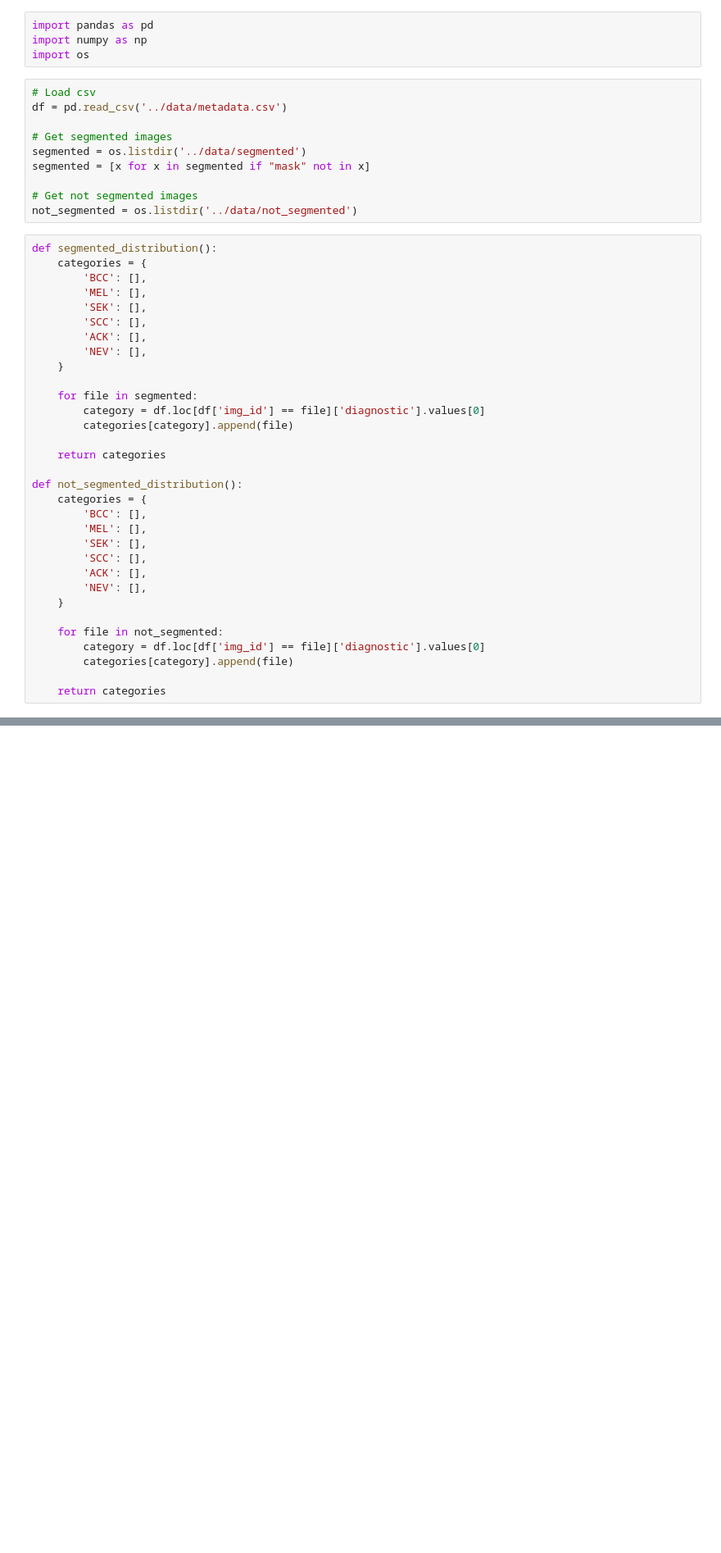
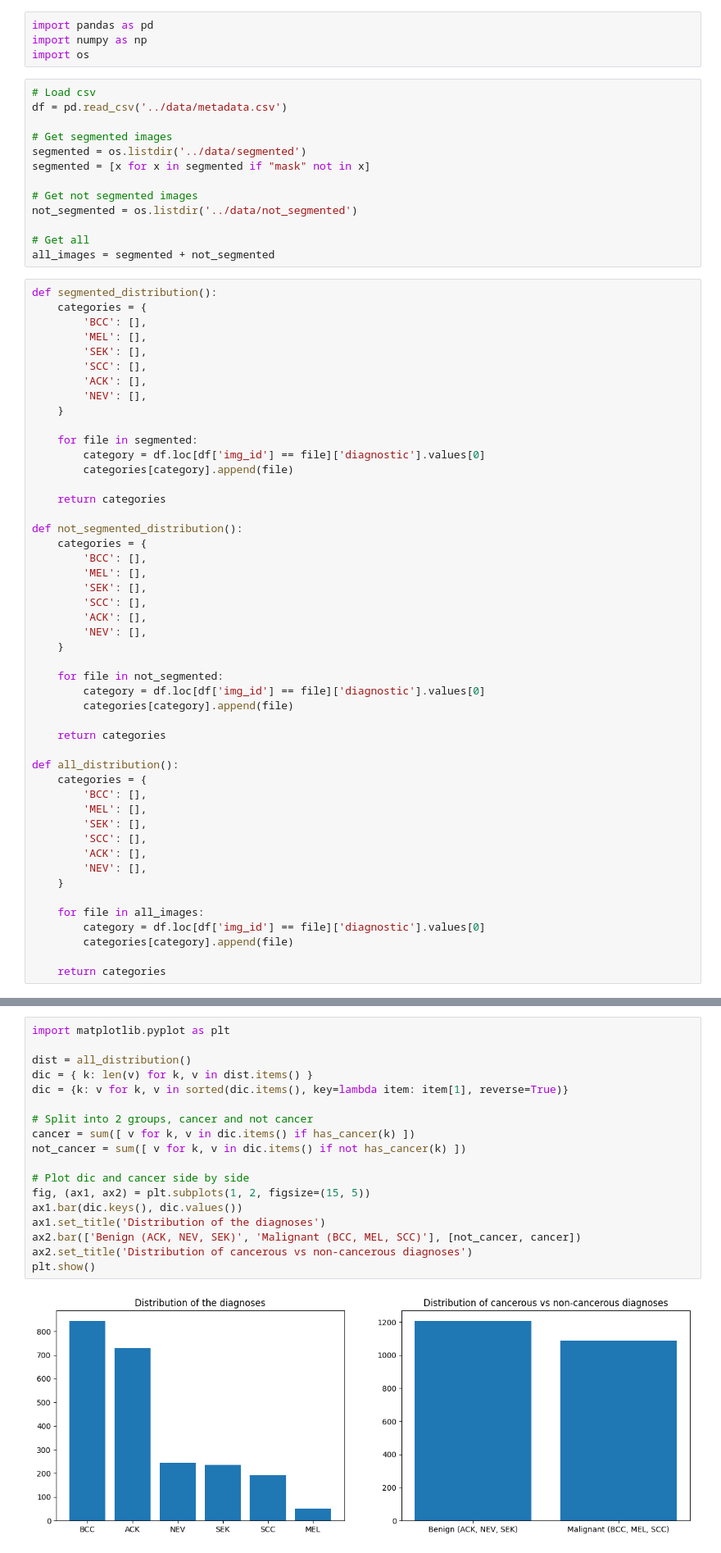
Before and after one commit to FIYEP-2023/Skin-cancer, a Jupyter notebook: segment_counter/mask_counter.ipynb, the cells around one changed output, grey strips where cells are left out. Shown: that part at 82% size. Cells and saved outputs as stored; diff of their text form; blank space fills up the shorter version.

Commit message:
🎨 Updated mask counter to count all images

```diff
--- a/segment_counter/mask_counter.ipynb
+++ b/segment_counter/mask_counter.ipynb
@@ -12,6 +12,9 @@ segmented = [x for x in segmented if "mask" not in x]
 
 # Get not segmented images
 not_segmented = os.listdir('../data/not_segmented')
+
+# Get all
+all_images = segmented + not_segmented
 # %%
 def segmented_distribution():
     categories = {
@@ -44,3 +47,19 @@ def not_segmented_distribution():
         categories[category].append(file)
 
     return categories
+
+def all_distribution():
+    categories = {
+        'BCC': [],
+        'MEL': [],
+        'SEK': [],
+        'SCC': [],
+        'ACK': [],
+        'NEV': [],
+    }
+
+    for file in all_images:
+        category = df.loc[df['img_id'] == file]['diagnostic'].values[0]
+        categories[category].append(file)
+
+    return categories
@@ -47,3 +69,23 @@ def not_segmented_distribution():
+# %%
+import matplotlib.pyplot as plt
+
+dist = all_distribution()
+dic = { k: len(v) for k, v in dist.items() }
+dic = {k: v for k, v in sorted(dic.items(), key=lambda item: item[1], reverse=True)}
+
+# Split into 2 groups, cancer and not cancer
+cancer = sum([ v for k, v in dic.items() if has_cancer(k) ])
+not_cancer = sum([ v for k, v in dic.items() if not has_cancer(k) ])
+
+# Plot dic and cancer side by side
+fig, (ax1, ax2) = plt.subplots(1, 2, figsize=(15, 5))
+ax1.bar(dic.keys(), dic.values())
+ax1.set_title('Distribution of the diagnoses')
+ax2.bar(['Benign (ACK, NEV, SEK)', 'Malignant (BCC, MEL, SCC)'], [not_cancer, cancer])
+ax2.set_title('Distribution of cancerous vs non-cancerous diagnoses')
+plt.show()
+# %% [output]
+[figure, added]
 # %%
 import matplotlib.pyplot as plt
 
```
Also changed, not shown: parts of 2 cells of this notebook.
